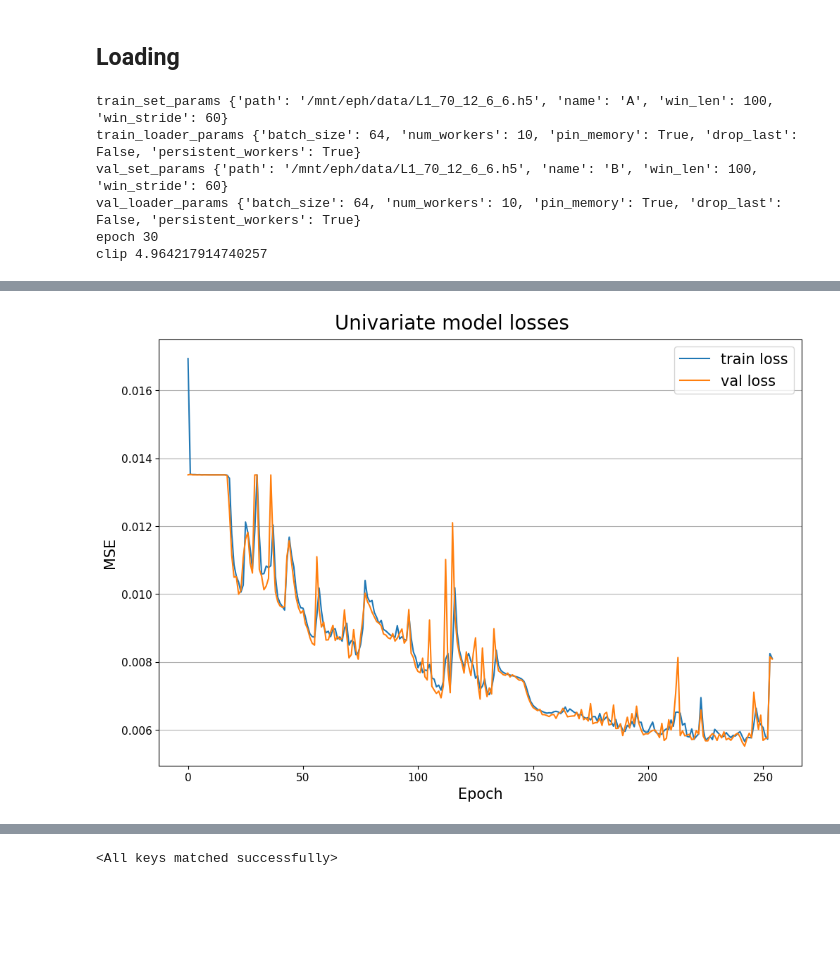
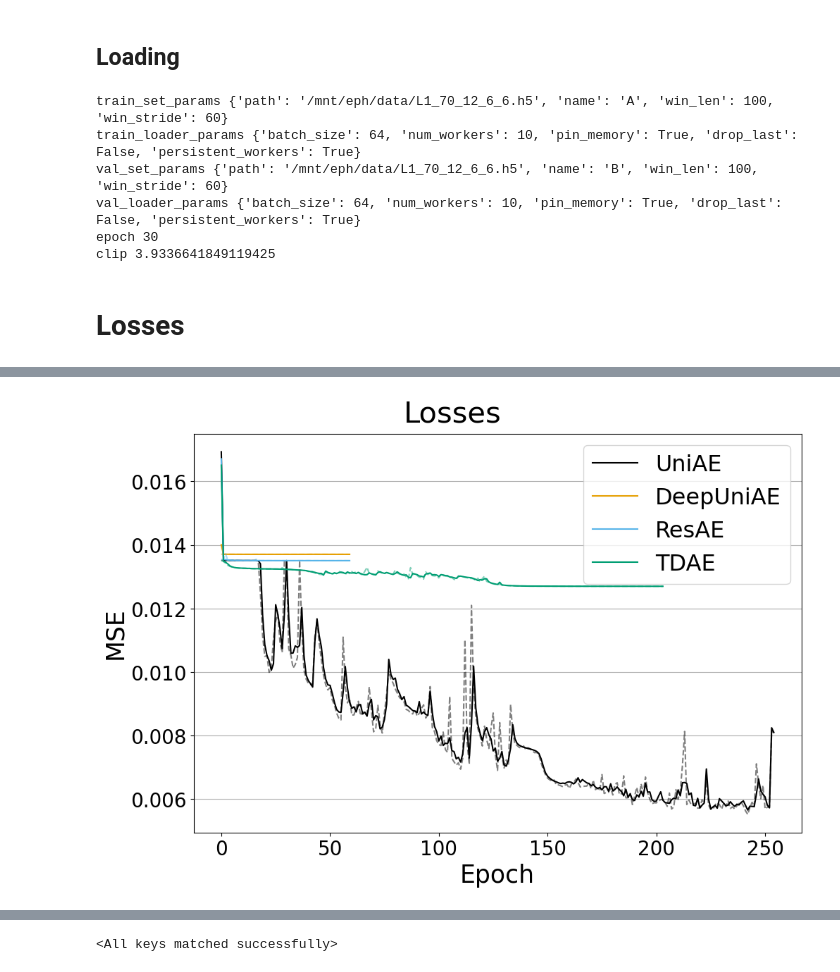
Before and after one commit to GioMai24/Autoencoder-for-GW-Detection, a Jupyter notebook: model_inspector.ipynb, the cells around one changed output, grey strips where cells are left out. Saved outputs shown, nothing was run; the diff lists cells and outputs as text; code cells hidden in the pictures; blank space fills up the shorter version.

```diff
--- a/model_inspector.ipynb
+++ b/model_inspector.ipynb
@@ -16,45 +20,62 @@ device(type='cuda')
-# %%
-trial_dir = "../multi_feat_model_stuff/trials/"
-load_path = f"{trial_dir}item2_20_epoch163.pt"
-t_set,v_set,t_loader,v_loader, model, optimizer, scaler, clip, losses, epoch, scheduler = load_everything(load_path, torch.optim.RMSprop, device)
-
-a = torch.load(load_path, map_location=device)
-losses = a['losses']
 # %% [markdown]
 # Univariate
 # %% [markdown]
 ## Loading
 # %%
-with open('/mnt/eph/uni_feat_model_stuff/trial_20/losses_255.pickle', 'rb') as fin: losses = pickle.load(fin)
-if type(losses['train'][0]) is torch.Tensor: losses['train'] = [loss.item() for loss in losses['train']]  # fix if using old tl.train_epoch without .item()
+# with open('/mnt/eph/deepsea_optune/trial_6/losses_60.pickle', 'rb') as fin: losses = pickle.load(fin)
+# if type(losses['train'][0]) is torch.Tensor: losses['train'] = [loss.item() for loss in losses['train']]  # fix if using old tl.train_epoch without .item()
 
-optuna_save = torch.load('/mnt/eph/data/optuna/artifacts/ba4a7fec-42c2-4b9f-a9cb-bc4f448671b1', weights_only=False)  # for run parameters if needed
+optuna_save = torch.load('/mnt/eph/data/optuna/artifacts/8226070b-ac47-45d0-9e66-13a7efbf804b', weights_only=False)  # for run parameters if needed
 for key, item in optuna_save.items():
     if "dict" not in key and 'losses' != key: print(key, item)
-
-dicts_save = torch.load('/mnt/eph/uni_feat_model_stuff/trial_20/mod_opt_scal_240.pt')
+# losses = optuna_save['losses']
 # %% [output]
 train_set_params {'path': '/mnt/eph/data/L1_70_12_6_6.h5', 'name': 'A', 'win_len': 100, 'win_stride': 60}
 train_loader_params {'batch_size': 64, 'num_workers': 10, 'pin_memory': True, 'drop_last': False, 'persistent_workers': True}
 val_set_params {'path': '/mnt/eph/data/L1_70_12_6_6.h5', 'name': 'B', 'win_len': 100, 'win_stride': 60}
 val_loader_params {'batch_size': 64, 'num_workers': 10, 'pin_memory': True, 'drop_last': False, 'persistent_workers': True}
 epoch 30
-clip 4.964217914740257
+clip 3.9336641849119425
+# %% [markdown]
+# Losses
 # %%
-print('last loss:', losses['val'][-1])
-print('smallest val loss:', min(losses['val']))
-train = losses['train']
-val = losses['val']
-length = len(train)
-print("Num_epochs:", length)
+eph = Path("/mnt/eph")
+train = {}
+val = {}
+models = ['UniAE', 'DeepUniAE', 'ResAE']
+C = ['k', '#E69F00', '#56B4E9', '#009E73']
+# C = ['#648FFF', '#785EF0', '#DC267F', '#FE6100']
+
+for loss, model in zip(['uni_feat_model_stuff/trial_20/losses_255.pickle',
+    'deepsea_optune/trial_6/losses_60.pickle',
+    'resae_optuning/training/losses_60.pickle'
+             ], models):
+    with (eph / loss).open('rb') as fin: losses = pickle.load(fin)
+    train[model] = losses['train']
+    val[model] = losses['val']
+
+models += ['TDAE']
+multi = torch.load('/mnt/eph/multi_feat_model_stuff/trials/item2_20_epoch202.pt', weights_only=False)
+train['TDAE'] = multi['losses']['train']
+val['TDAE'] = multi['losses']['val']
+
+train['DeepUniAE'] = [loss + .0002 for loss in train['DeepUniAE']]
+val['DeepUniAE'] = [loss + .0002 for loss in val['DeepUniAE']]
+
 fig, ax = plt.subplots(figsize=(10,7), layout='constrained')
-fig.suptitle(f'Univariate model losses', fontsize=20)
-ax.plot(train, label='train loss')
-ax.plot(val, label='val loss')
-ax.set_xlabel('Epoch', fontsize=15)
-ax.set_ylabel('MSE', fontsize=15)
-ax.tick_params(labelsize=11)
+fig.suptitle(f'Losses', fontsize=30)
+for i, model in enumerate(models):
+    ax.plot(train[model], c=C[i], label=model)
+    ax.plot(val[model], c=C[i], ls='--', alpha=.5)
+
+
+# ax.plot(train, label='Training')
+# ax.plot(val, label='Validation')
+ax.set_xlabel('Epoch', fontsize=25)
+ax.set_ylabel('MSE', fontsize=25)
+ax.tick_params(labelsize=20)
 ax.grid(which='both', axis='y')
-ax.legend(fontsize=15)
+ax.legend(fontsize=23)
+# plt.savefig('/mnt/eph/report_figures/losses.pdf')  ######### DANGER ZONE #########
 plt.show()
 # %% [output]
@@ -64 +82 @@ Num_epochs: 255
-[figure, old version]
+[figure, new version]
```
Also changed, not shown: parts of 26 cells of this notebook, 2 other files.
